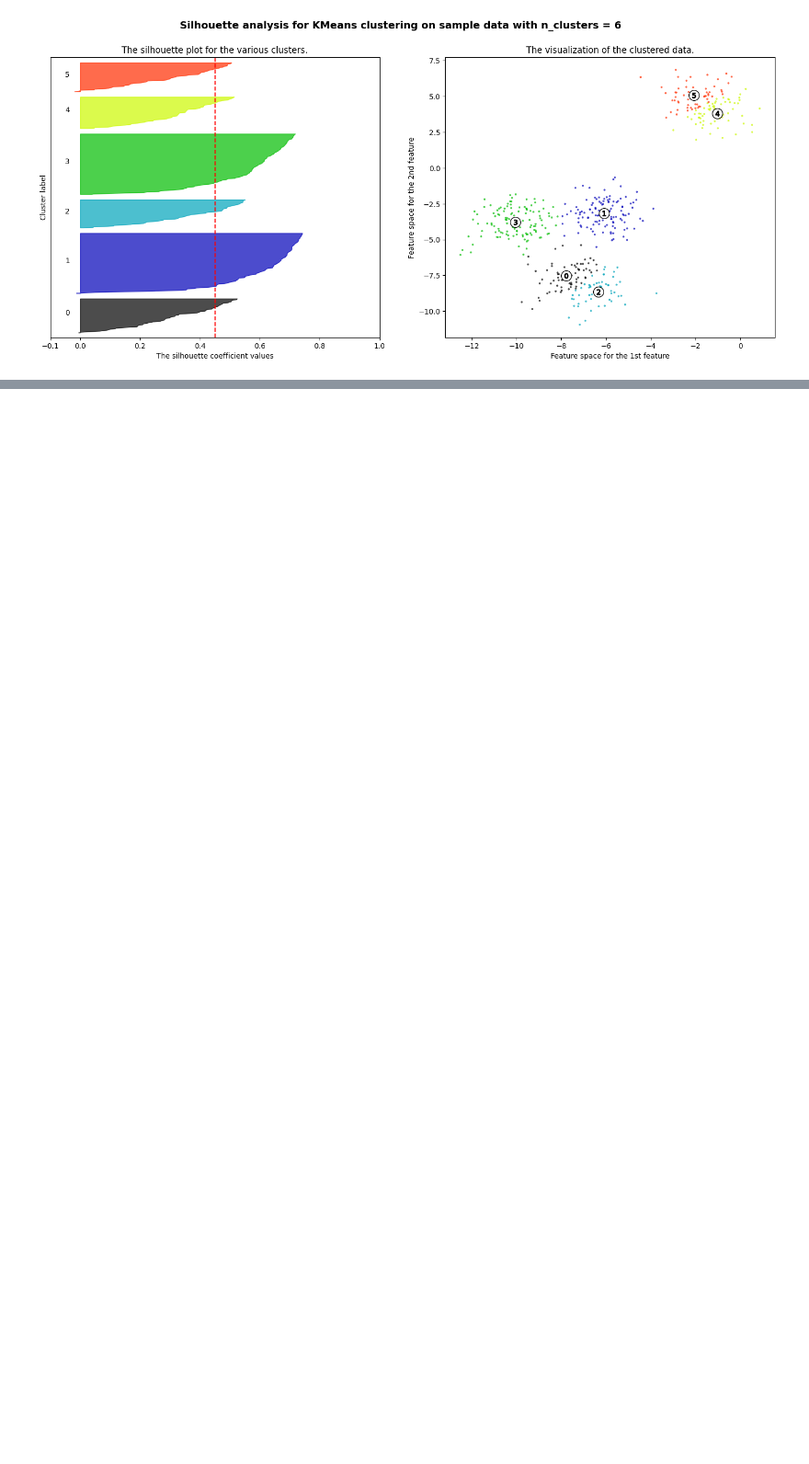
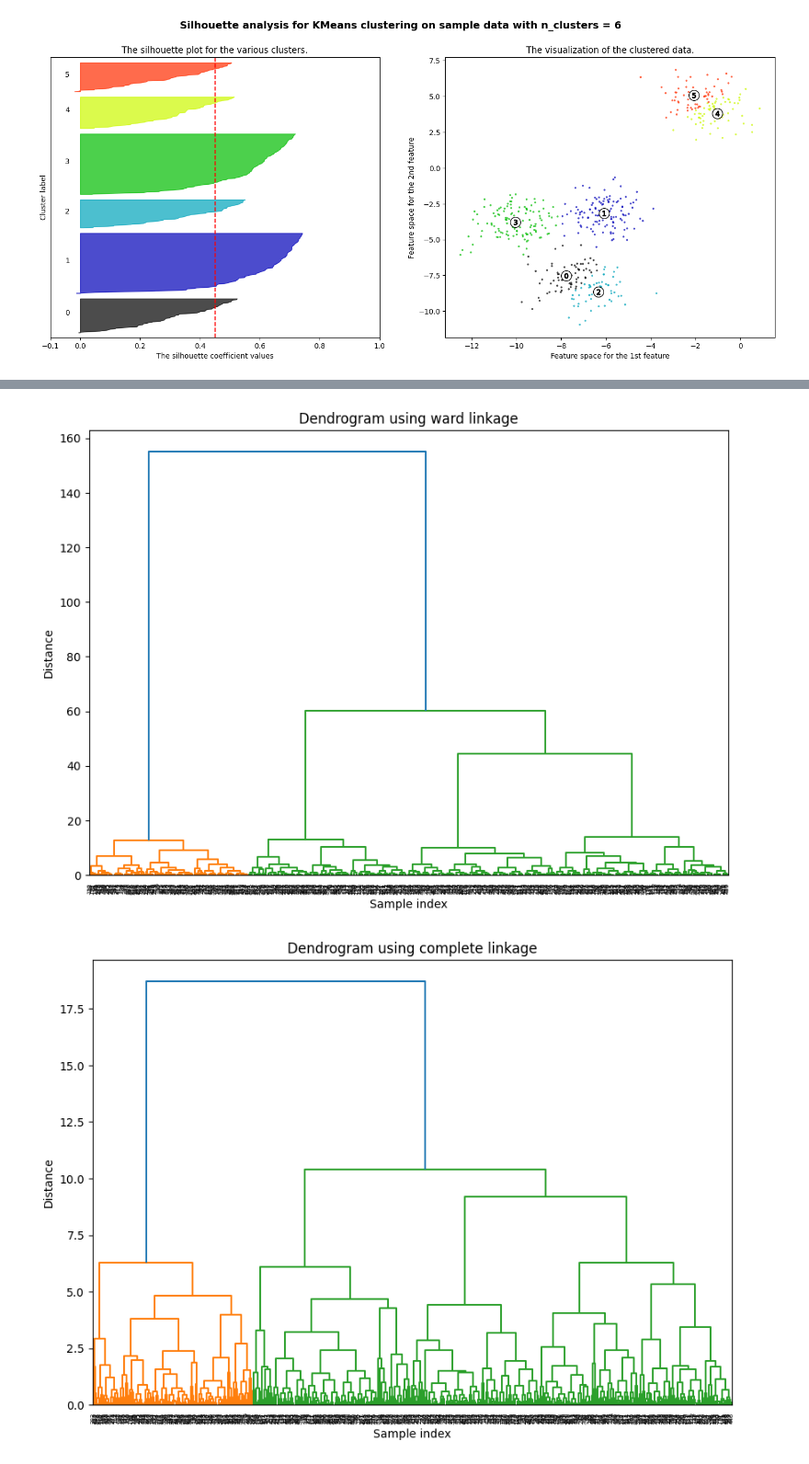
Before and after one commit to pawelzeja098/ML-Labs, a Jupyter notebook: lab10_Clastering/clasteringpart2.ipynb, the cells around one changed output, grey strips where cells are left out. Shown at 92% size. Saved outputs shown, nothing was run; the diff lists cells and outputs as text; code cells hidden in the pictures; blank space fills up the shorter version.

```diff
--- a/lab10_Clastering/clasteringpart2.ipynb
+++ b/lab10_Clastering/clasteringpart2.ipynb
@@ -118,0 +143,14 @@ For n_clusters = 6 The average silhouette_score is : 0.4504281968733957
+# %%
+algorithms = ["ward","complete","average","single"]
+
+for algorithm in algorithms:
+    clusterer = AgglomerativeClustering(n_clusters=5,metric='euclidean',linkage=algorithm)
+    # Naucz model - wynik predykcji
+    cluster_labels = clusterer.fit_predict(X)
+
+    # The silhouette_score gives the average value for all the samples.
+    # This gives a perspective into the density and separation of the formed
+    # clusters
+    silhouette_avg = silhouette_score(X, cluster_labels)
+    print("For algorithm =", algorithm,
+            "The average silhouette_score is :", silhouette_avg)
@@ -118,0 +162,17 @@ For n_clusters = 6 The average silhouette_score is : 0.4504281968733957
+# %%
+import scipy.cluster.hierarchy as ch
+
+for algorithm in algorithms:
+    # Utwórz drzewo hierarchiczne z wykorzystaniem linkage
+    Z = ch.linkage(X, method=algorithm)
+
+    # Rysuj dendrogram
+    plt.figure(figsize=(10, 7))
+    plt.title(f'Dendrogram using {algorithm} linkage')
+    ch.dendrogram(Z)
+    plt.xlabel('Sample index')
+    plt.ylabel('Distance')
+    plt.show()
+# %% [output]
+[figure, added]
+[figure, added]
```
Also changed, not shown: parts of 14 cells of this notebook, 1 other file.
